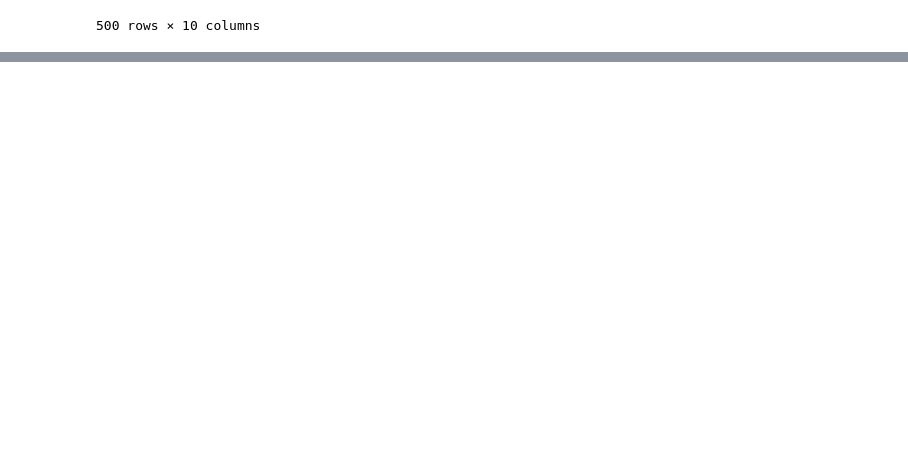
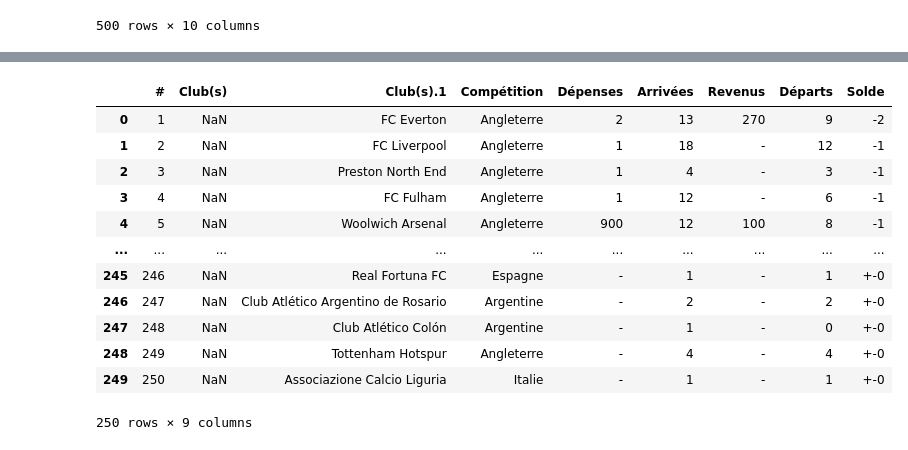
Before and after one commit to guypi001/DE, a Jupyter notebook: prog _test(1).ipynb, the cells around one changed output, grey strips where cells are left out. Cells and saved outputs as stored; diff of their text form; code cells hidden in the pictures; blank space fills up the shorter version.

```diff
--- a/prog _test(1).ipynb
+++ b/prog _test(1).ipynb
@@ -1575,0 +1353,38 @@ transfert2023
+# %%
+
+transfert14 = pd.read_csv('transfert14.csv')
+# supprimer les espaces en debut et en fin
+transfert14['Dépenses'] = transfert14['Dépenses'].str.strip()
+transfert14['Dépenses'] = transfert14['Dépenses'].str.replace(',', '.')
+transfert14['Dépenses'] = transfert14['Dépenses'].str.replace(' mio. €', '')
+transfert14['Dépenses'] = transfert14['Dépenses'].str.replace(' K €', '')
+transfert14['Dépenses'] = transfert14['Dépenses'].str.replace(' €', '')
+
+transfert14['Solde'] = transfert14['Solde'].str.strip()
+transfert14['Solde'] = transfert14['Solde'].str.replace(',', '.')
+transfert14['Solde'] = transfert14['Solde'].str.replace(' mio. €', '')
+transfert14['Solde'] = transfert14['Solde'].str.replace(' K €', '')
+transfert14['Solde'] = transfert14['Solde'].str.replace(' €', '')
+# supprimer -+ dans la colonne Solde
+#transfert14['Solde'] = transfert14['Solde'].str.replace('+-0', '0')
+
+transfert14['Revenus'] = transfert14['Revenus'].str.strip()
+transfert14['Revenus'] = transfert14['Revenus'].str.replace(',', '.')
+transfert14['Revenus'] = transfert14['Revenus'].str.replace(' mio. €', '')
+transfert14['Revenus'] = transfert14['Revenus'].str.replace(' K €', '')
+transfert14['Revenus'] = transfert14['Revenus'].str.replace(' €', '')
+transfert14
+# %% [output]
+|  | # | Club(s) | Club(s).1 | Compétition | Dépenses | Arrivées | Revenus | Départs | Solde |
+| 0 | 1 | NaN | FC Everton | Angleterre | 2 | 13 | 270 | 9 | -2 |
+| 1 | 2 | NaN | FC Liverpool | Angleterre | 1 | 18 | - | 12 | -1 |
+| 2 | 3 | NaN | Preston North End | Angleterre | 1 | 4 | - | 3 | -1 |
+| 3 | 4 | NaN | FC Fulham | Angleterre | 1 | 12 | - | 6 | -1 |
+| 4 | 5 | NaN | Woolwich Arsenal | Angleterre | 900 | 12 | 100 | 8 | -1 |
+| ... | ... | ... | ... | ... | ... | ... | ... | ... | ... |
+| 245 | 246 | NaN | Real Fortuna FC | Espagne | - | 1 | - | 1 | +-0 |
+| 246 | 247 | NaN | Club Atlético Argentino de Rosario | Argentine | - | 2 | - | 2 | +-0 |
+| 247 | 248 | NaN | Club Atlético Colón | Argentine | - | 1 | - | 0 | +-0 |
+| 248 | 249 | NaN | Tottenham Hotspur | Angleterre | - | 4 | - | 4 | +-0 |
+| 249 | 250 | NaN | Associazione Calcio Liguria | Italie | - | 1 | - | 1 | +-0 |
+250 rows × 9 columns
```
Also changed, not shown: parts of 25 cells of this notebook.
